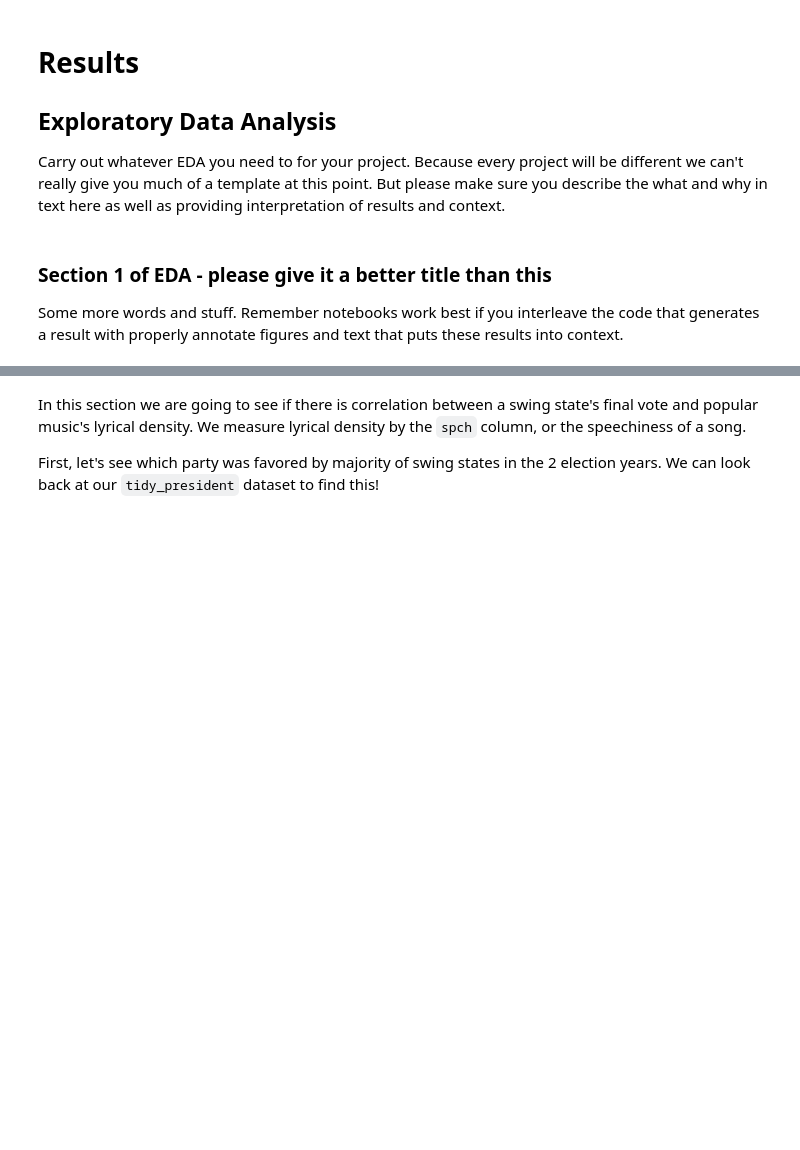
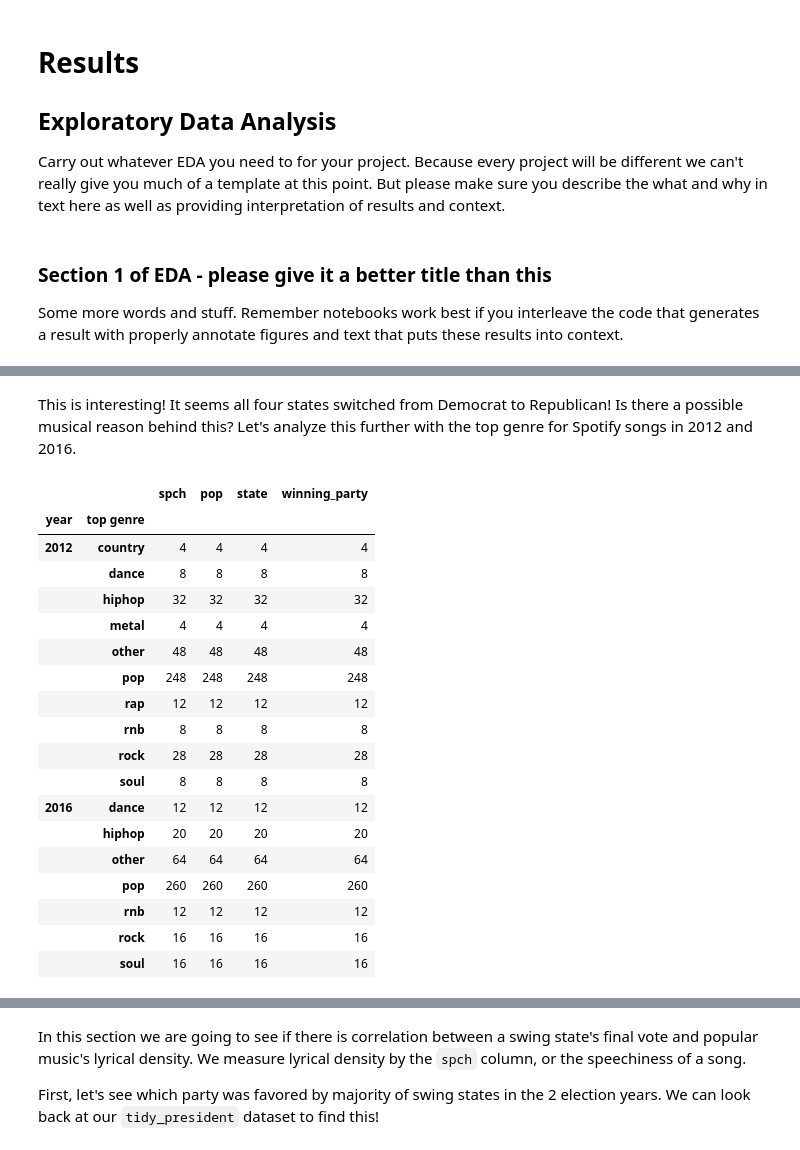
Before and after one commit to katiemoc/musical-politics, a Jupyter notebook: EDACheckpoint_Group093-FA24.ipynb, the cells around one changed output, grey strips where cells are left out. Saved outputs shown, nothing was run; the diff lists cells and outputs as text; code cells hidden in the pictures; blank space fills up the shorter version.

```diff
--- a/EDACheckpoint_Group093-FA24.ipynb
+++ b/EDACheckpoint_Group093-FA24.ipynb
@@ -645,0 +670,29 @@ Some more words and stuff.  Remember notebooks work best if you interleave the c
+# %% [markdown]
+This is interesting! It seems all four states switched from Democrat to Republican! Is there a possible musical reason behind this? Let's analyze this further with the top genre for Spotify songs in 2012 and 2016.
+# %%
+# Filter states that switched parties
+tidy_switch = tidy[tidy['state'].isin(['FLORIDA','MICHIGAN','PENNSYLVANIA','WISCONSIN'])]
+
+# Get counts of each genre by year
+tidy_switch = tidy_switch.groupby(['year','top genre']).count()
+tidy_switch
+# %% [output]
+|  |  | spch | pop | state | winning_party |
+| year | top genre |  |  |  |  |
+| 2012 | country | 4 | 4 | 4 | 4 |
+|  | dance | 8 | 8 | 8 | 8 |
+|  | hiphop | 32 | 32 | 32 | 32 |
+|  | metal | 4 | 4 | 4 | 4 |
+|  | other | 48 | 48 | 48 | 48 |
+|  | pop | 248 | 248 | 248 | 248 |
+|  | rap | 12 | 12 | 12 | 12 |
+|  | rnb | 8 | 8 | 8 | 8 |
+|  | rock | 28 | 28 | 28 | 28 |
+|  | soul | 8 | 8 | 8 | 8 |
+| 2016 | dance | 12 | 12 | 12 | 12 |
+|  | hiphop | 20 | 20 | 20 | 20 |
+|  | other | 64 | 64 | 64 | 64 |
+|  | pop | 260 | 260 | 260 | 260 |
+|  | rnb | 12 | 12 | 12 | 12 |
+|  | rock | 16 | 16 | 16 | 16 |
+|  | soul | 16 | 16 | 16 | 16 |
```
Also changed, not shown: parts of 11 cells of this notebook.
